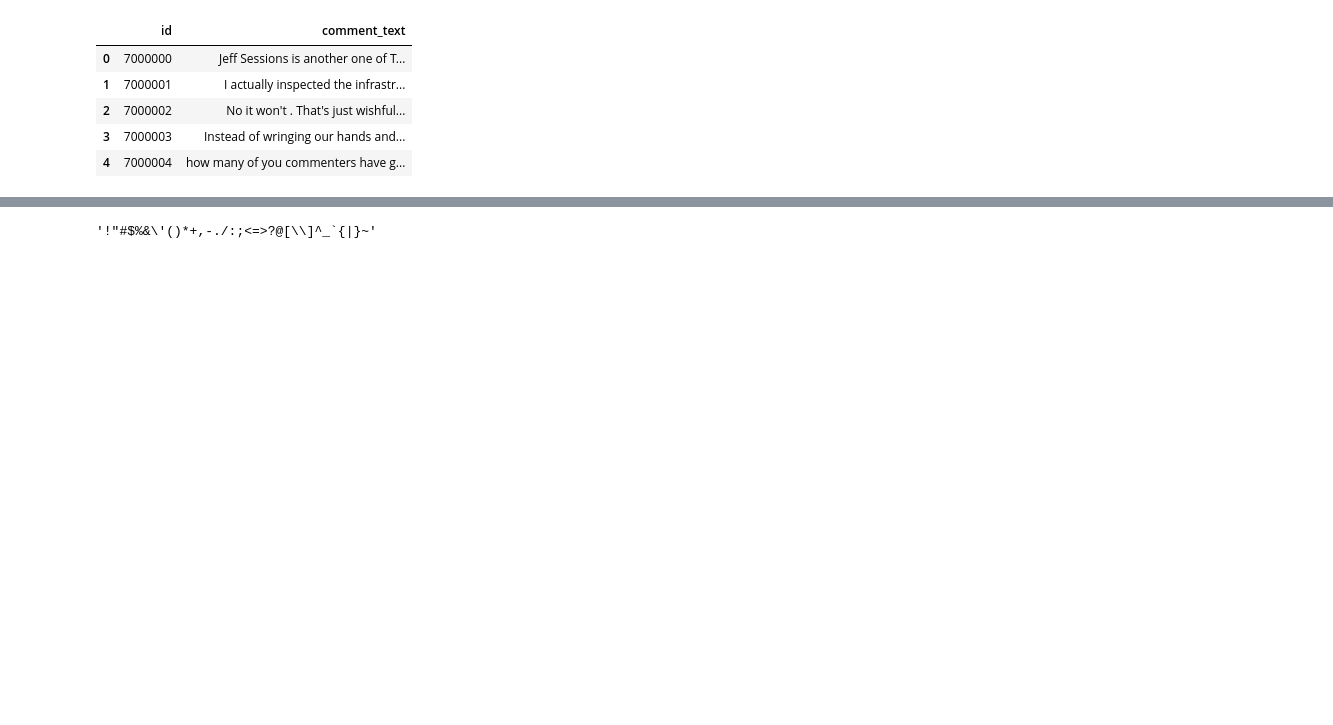
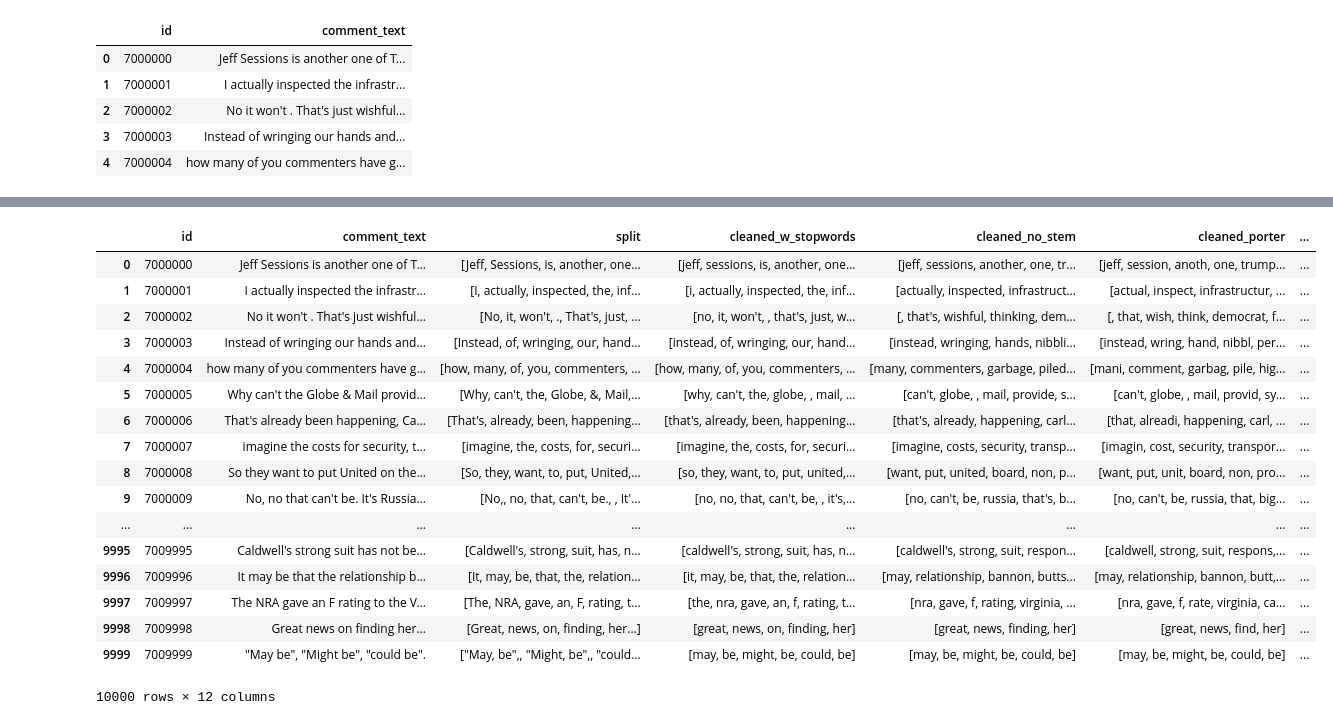
Before and after one commit to natashamathur/no_hate_all_love, a Jupyter notebook: cleaning_comments.ipynb, the cells around one changed output, grey strips where cells are left out. Saved outputs shown, nothing was run; the diff lists cells and outputs as text; code cells hidden in the pictures; blank space fills up the shorter version.

Commit message:
all the text features i could reasonably think of

```diff
--- a/cleaning_comments.ipynb
+++ b/cleaning_comments.ipynb
@@ -40,6 +87,3 @@ train.head()
 # %%
-test_sample = test.head(200)
+test_sample = test.head(10000)
+add_text_cleaning_cols(test_sample)
-# %%
-string.punctuation
-# %% [output]
-'!"#$%&\'()*+,-./:;<=>?@[\\]^_`{|}~'
@@ -85,0 +90,21 @@ add_text_cleaning_cols(test_sample)
+# %%
+test_sample
+# %% [output]
+|  | id | comment_text | split | cleaned_w_stopwords | cleaned_no_stem | cleaned_porter | ... |
+| 0 | 7000000 | Jeff Sessions is another one of T... | [Jeff, Sessions, is, another, one... | [jeff, sessions, is, another, one... | [jeff, sessions, another, one, tr... | [jeff, session, anoth, one, trump... | ... |
+| 1 | 7000001 | I actually inspected the infrastr... | [I, actually, inspected, the, inf... | [i, actually, inspected, the, inf... | [actually, inspected, infrastruct... | [actual, inspect, infrastructur, ... | ... |
+| 2 | 7000002 | No it won't . That's just wishful... | [No, it, won't, ., That's, just, ... | [no, it, won't, , that's, just, w... | [, that's, wishful, thinking, dem... | [, that, wish, think, democrat, f... | ... |
+| 3 | 7000003 | Instead of wringing our hands and... | [Instead, of, wringing, our, hand... | [instead, of, wringing, our, hand... | [instead, wringing, hands, nibbli... | [instead, wring, hand, nibbl, per... | ... |
+| 4 | 7000004 | how many of you commenters have g... | [how, many, of, you, commenters, ... | [how, many, of, you, commenters, ... | [many, commenters, garbage, piled... | [mani, comment, garbag, pile, hig... | ... |
+| 5 | 7000005 | Why can't the Globe & Mail provid... | [Why, can't, the, Globe, &, Mail,... | [why, can't, the, globe, , mail, ... | [can't, globe, , mail, provide, s... | [can't, globe, , mail, provid, sy... | ... |
+| 6 | 7000006 | That's already been happening, Ca... | [That's, already, been, happening... | [that's, already, been, happening... | [that's, already, happening, carl... | [that, alreadi, happening, carl, ... | ... |
+| 7 | 7000007 | imagine the costs for security, t... | [imagine, the, costs, for, securi... | [imagine, the, costs, for, securi... | [imagine, costs, security, transp... | [imagin, cost, security, transpor... | ... |
+| 8 | 7000008 | So they want to put United on the... | [So, they, want, to, put, United,... | [so, they, want, to, put, united,... | [want, put, united, board, non, p... | [want, put, unit, board, non, pro... | ... |
+| 9 | 7000009 | No, no that can't be. It's Russia... | [No,, no, that, can't, be., , It'... | [no, no, that, can't, be, , it's,... | [no, can't, be, russia, that's, b... | [no, can't, be, russia, that, big... | ... |
+| ... | ... | ... | ... | ... | ... | ... | ... |
+| 9995 | 7009995 | Caldwell's strong suit has not be... | [Caldwell's, strong, suit, has, n... | [caldwell's, strong, suit, has, n... | [caldwell's, strong, suit, respon... | [caldwell, strong, suit, respons,... | ... |
+| 9996 | 7009996 | It may be that the relationship b... | [It, may, be, that, the, relation... | [it, may, be, that, the, relation... | [may, relationship, bannon, butts... | [may, relationship, bannon, butt,... | ... |
+| 9997 | 7009997 | The NRA gave an F rating to the V... | [The, NRA, gave, an, F, rating, t... | [the, nra, gave, an, f, rating, t... | [nra, gave, f, rating, virginia, ... | [nra, gave, f, rate, virginia, ca... | ... |
+| 9998 | 7009998 | Great news on finding her... | [Great, news, on, finding, her...] | [great, news, on, finding, her] | [great, news, finding, her] | [great, news, find, her] | ... |
+| 9999 | 7009999 | "May be", "Might be", "could be". | ["May, be",, "Might, be",, "could... | [may, be, might, be, could, be] | [may, be, might, be, could, be] | [may, be, might, be, could, be] | ... |
+10000 rows × 12 columns
```
Also changed, not shown: parts of 6 cells of this notebook.
